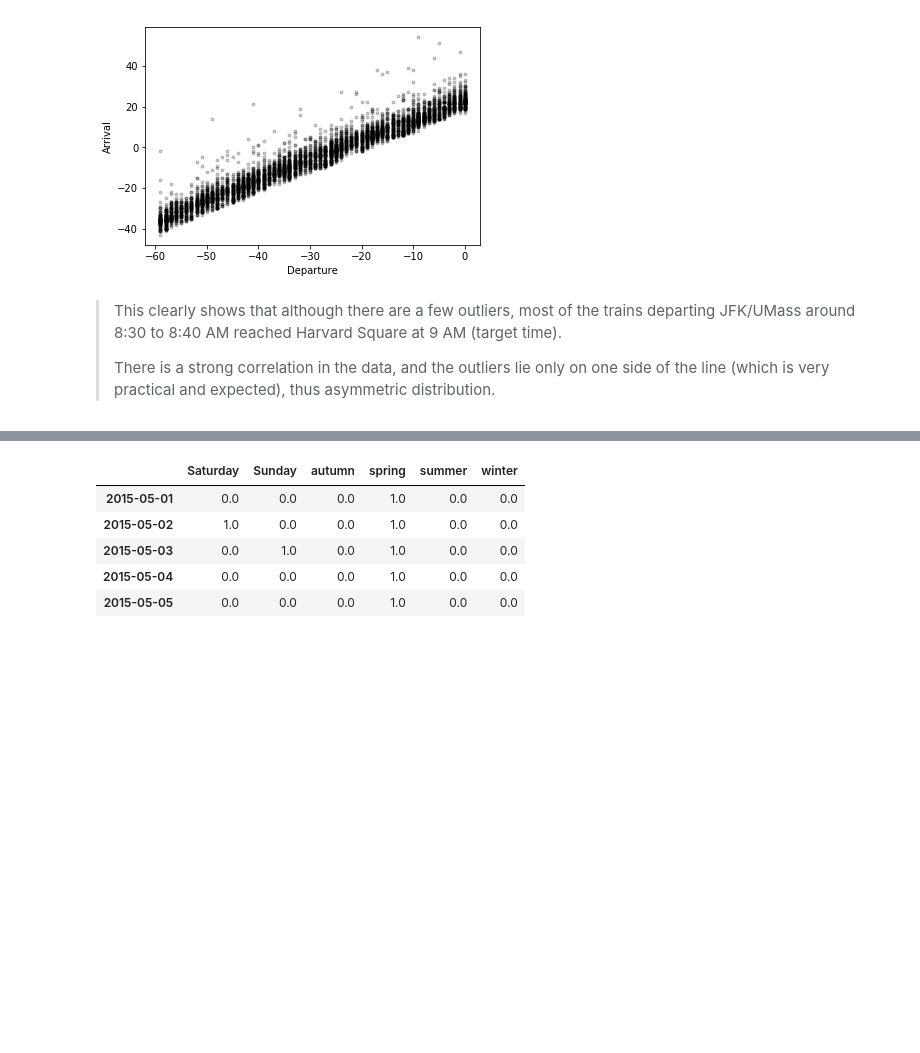
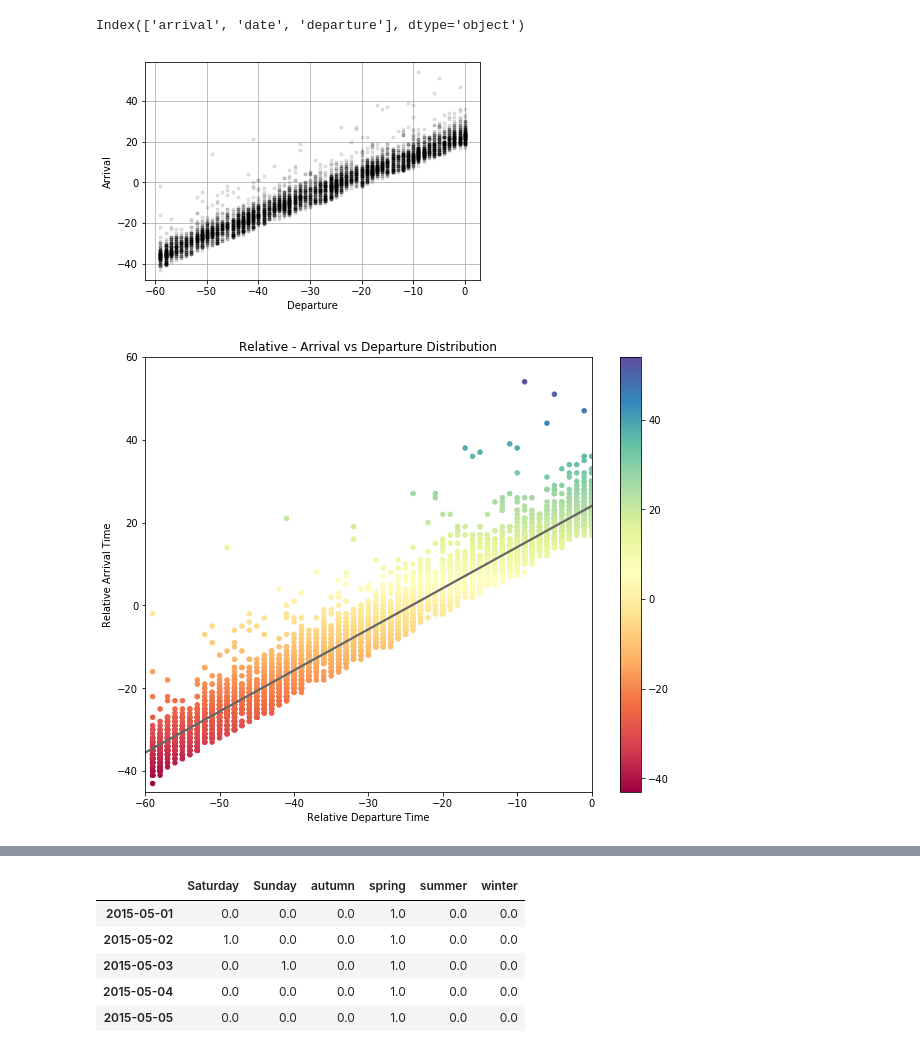
Before and after one commit to amitrajitbose/boston-subway-train-travel-time, a Jupyter notebook: departure_time.ipynb, the cells around one changed output, grey strips where cells are left out. Saved outputs shown, nothing was run; the diff lists cells and outputs as text; code cells hidden in the pictures; blank space fills up the shorter version.

```diff
--- a/departure_time.ipynb
+++ b/departure_time.ipynb
@@ -122,6 +122,8 @@ def calculate_arrival_times(trips, harvard_walk=4, jfk_walk=6, target_hour=9, ta
 
     trips_df = pd.DataFrame(trips_expanded)
     if(debug):
+        print(trips_df.columns)
+        helpers.custom_scatter_plot(trips_df.departure, trips_df.arrival)
         return trips_df
 
     #Calculating possible arrival times
@@ -204,11 +185,3 @@ plot = plot.set(title='Relative - Arrival vs Departure Distribution', ylabel='Re
-# %%
-helpers.custom_scatter_plot(df.departure, df.arrival)
-# %% [output]
-[figure, removed]
-# %% [markdown]
-> This clearly shows that although there are a few outliers, most of the trains departing JFK/UMass around 8:30 to 8:40 AM reached Harvard Square at 9 AM (target time).
->
-> There is a strong correlation in the data, and the outliers lie only on one side of the line (which is very practical and expected), thus asymmetric distribution.
 # %%
 def one_hot_encoder(size, index):
     """
@@ -278,0 +258,20 @@ def create_features(datestrs):
+# %%
+df = calculate_arrival_times(trips, debug=True)
+
+# Graphs are generated from dataframe, when debug=True
+#EDA
+
+plt.figure(figsize=(10,8))
+points = plt.scatter(df.departure, df.arrival,c=df.arrival, s=20, cmap="Spectral")
+plt.colorbar(points)
+#set limits
+plt.ylim(-45, 60)
+plt.xlim(-60, 0)
+
+#build the plot
+plot = sb.regplot("departure", "arrival", data=df, scatter=False, color=".4")
+plot = plot.set(title='Relative - Arrival vs Departure Distribution', ylabel='Relative Arrival Time', xlabel='Relative Departure Time')
+# %% [output]
+Index(['arrival', 'date', 'departure'], dtype='object')
+[figure, added]
+[figure, added]
```
Also changed, not shown: parts of 8 cells of this notebook, 3 other files.
